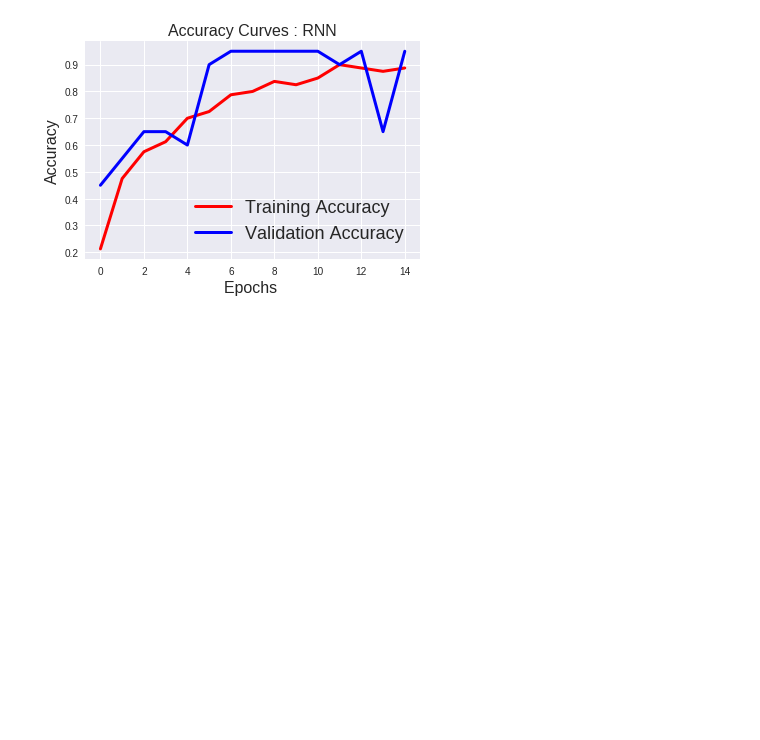
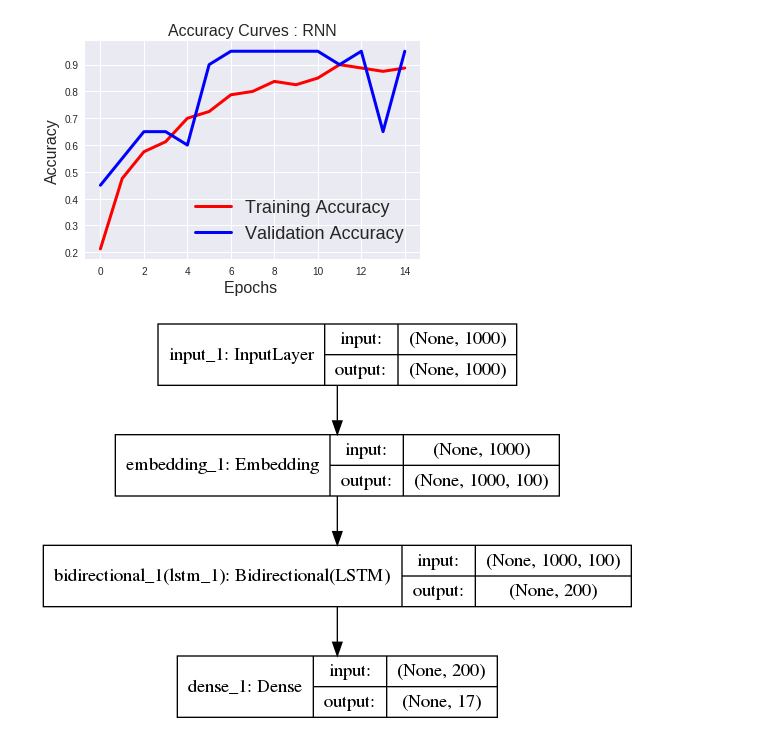
Before and after one commit to geniusai-research/Text-Classification, a Jupyter notebook: RNN.ipynb, the cells around one changed output. Drawn from its saved outputs; the diff is of its cells as text; code cells hidden in the pictures; blank space fills up the shorter version.

```diff
--- a/RNN.ipynb
+++ b/RNN.ipynb
@@ -207,0 +211,5 @@ plt.show()
+# %%
+from PIL import Image
+display(Image.open('rnn_model.png'))
+# %% [output]
+[figure, added]
```
Also changed, not shown: parts of 1 cell of this notebook, 2 other files.
